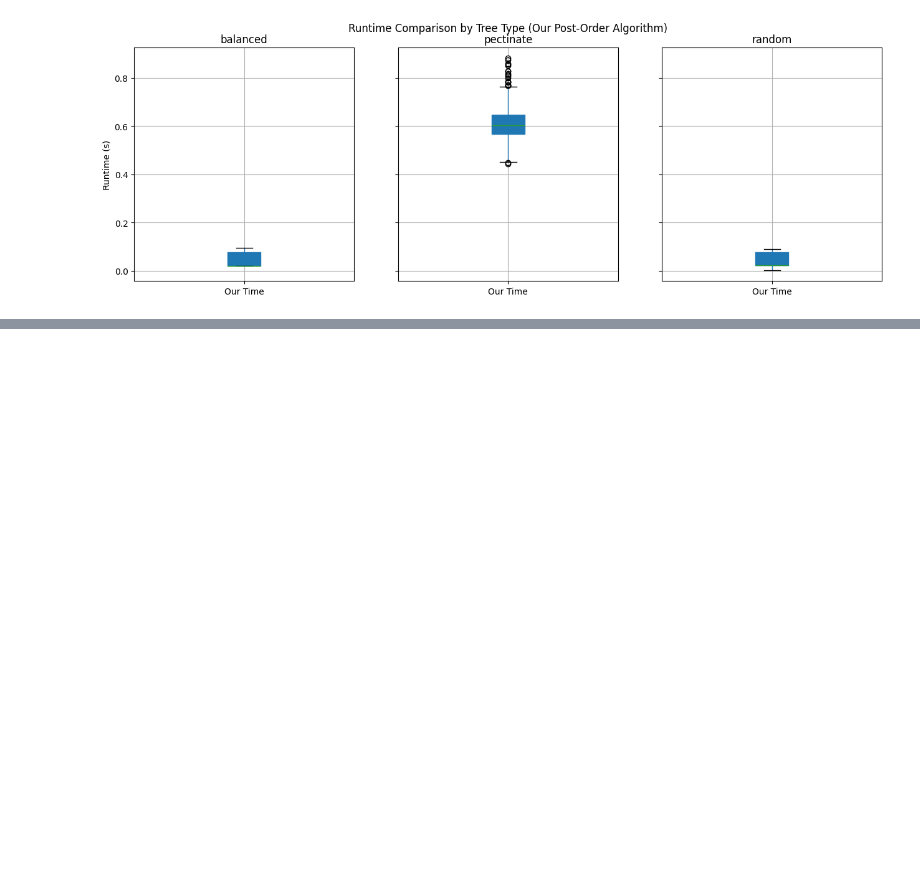
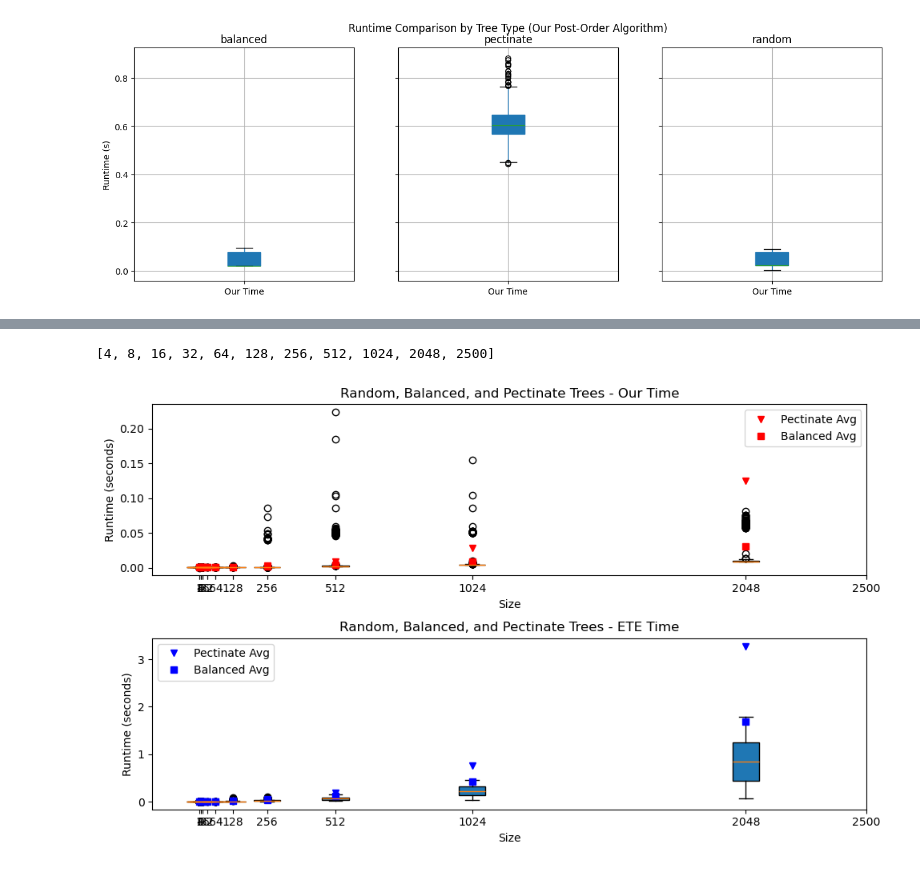
Before and after one commit to rhit-davisoc/OrthoParaTesting, a Jupyter notebook: Automated Tests/data_analysis_2024.ipynb, the cells around one changed output, grey strips where cells are left out. Saved outputs shown, nothing was run; the diff lists cells and outputs as text; code cells hidden in the pictures; blank space fills up the shorter version.

Commit message:
Updated tree generation, automated test, and analysis.

```diff
--- a/Automated Tests/data_analysis_2024.ipynb
+++ b/Automated Tests/data_analysis_2024.ipynb
@@ -157,3 +158,6 @@ plt.show()
 # %% [output]
 <Figure size 1500x500 with 0 Axes>
 [figure]
+# %%
+bal_df = pd.read_csv("./results_2024/balanced_tests_2-2048.csv")
+bal_df
@@ -159,0 +178,8 @@ plt.show()
+# %%
+df_random = bal_df[bal_df["type"]=="random"]
+df_pectinate = bal_df[bal_df["type"]=="pectinate"]
+df_balanced = bal_df[bal_df["type"]=="balanced"]
+
+df_random.drop(columns=['type'], inplace=True)
+df_pectinate.drop(columns=['type'], inplace=True)
+df_balanced.drop(columns=['type'], inplace=True)
@@ -159,0 +215,51 @@ plt.show()
+# %%
+sizes_order = sorted(df_random['size'].unique())
+sizes_order.append(2500)
+sizes_order
+# %% [output]
+[4, 8, 16, 32, 64, 128, 256, 512, 1024, 2048, 2500]
+# %%
+# Assuming df_random, df_pectinate, and df_balanced are your dataframes
+
+# Create a combined dataframe for random data
+df_random_combined = pd.concat([df_random['size'], df_random['Our Time'], df_random['ETE Time']], axis=1)
+
+# Calculate the average runtimes for pectinate and balanced data
+pectinate_avg = df_pectinate.groupby('size').mean().reset_index()
+balanced_avg = df_balanced.groupby('size').mean().reset_index()
+
+# Plot boxplots for random data
+plt.figure(figsize=(10, 6))
+
+# Overlay average runtimes for pectinate and balanced data
+plt.subplot(2, 1, 1)
+plt.xticks(sizes_order, sizes_order)
+
+for size in sizes_order:
+    plt.boxplot(df_random[df_random['size'] == size]['Our Time'], positions=[size], patch_artist=True,widths=100)
+plt.title('Random, Balanced, and Pectinate Trees - Our Time')
+plt.xlabel('Size')
+plt.ylabel('Runtime (seconds)')
+# plt.xticks(sizes_order, sizes_order)
+
+plt.plot(pectinate_avg['size'], pectinate_avg['Our Time'], 'rv', label='Pectinate Avg')
+plt.plot(balanced_avg['size'], balanced_avg['Our Time'], 'rs', label='Balanced Avg')
+plt.boxplot
+plt.legend()
+
+plt.subplot(2, 1, 2)
+
+for size in sizes_order:
+    plt.boxplot(df_random[df_random['size'] == size]['ETE Time'], positions=[size], patch_artist=True,widths=100)
+plt.title('Random, Balanced, and Pectinate Trees - ETE Time')
+plt.xlabel('Size')
+plt.ylabel('Runtime (seconds)')
+# plt.xticks(sizes_order, sizes_order)
+plt.plot(pectinate_avg['size'], pectinate_avg['ETE Time'], 'bv', label='Pectinate Avg')
+plt.plot(balanced_avg['size'], balanced_avg['ETE Time'], 'bs', label='Balanced Avg')
+plt.legend()
+
+plt.tight_layout()
+plt.show()
+# %% [output]
+[figure, added]
```
Also changed, not shown: parts of 5 cells of this notebook, 5 other files.
